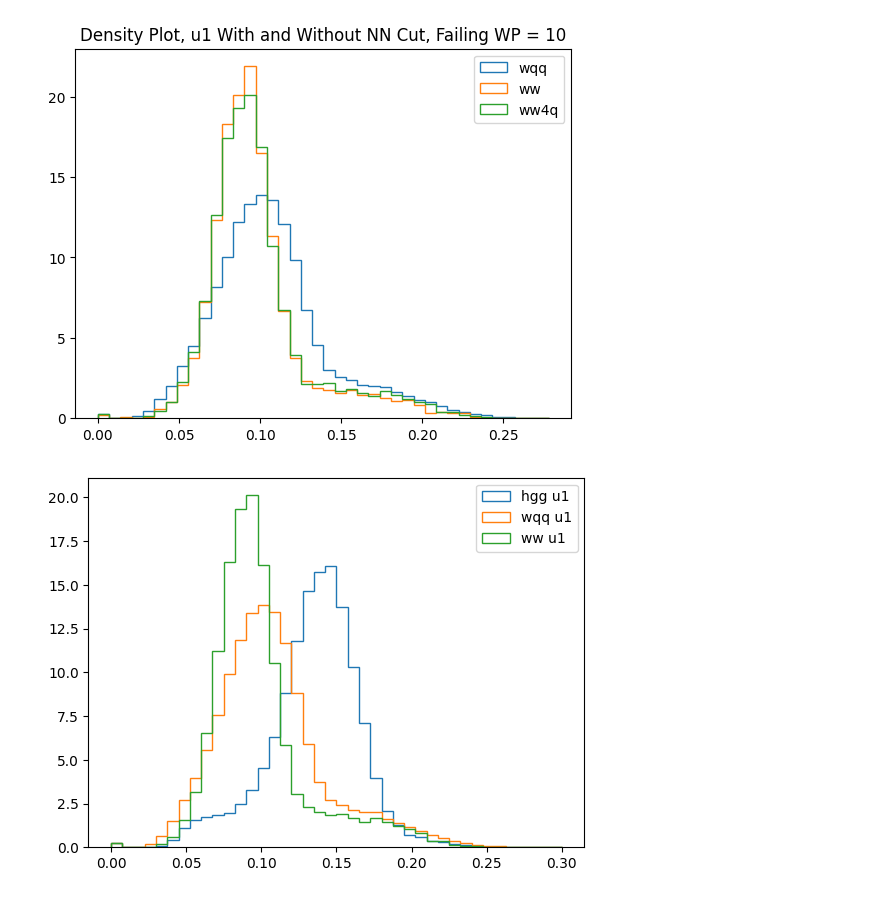
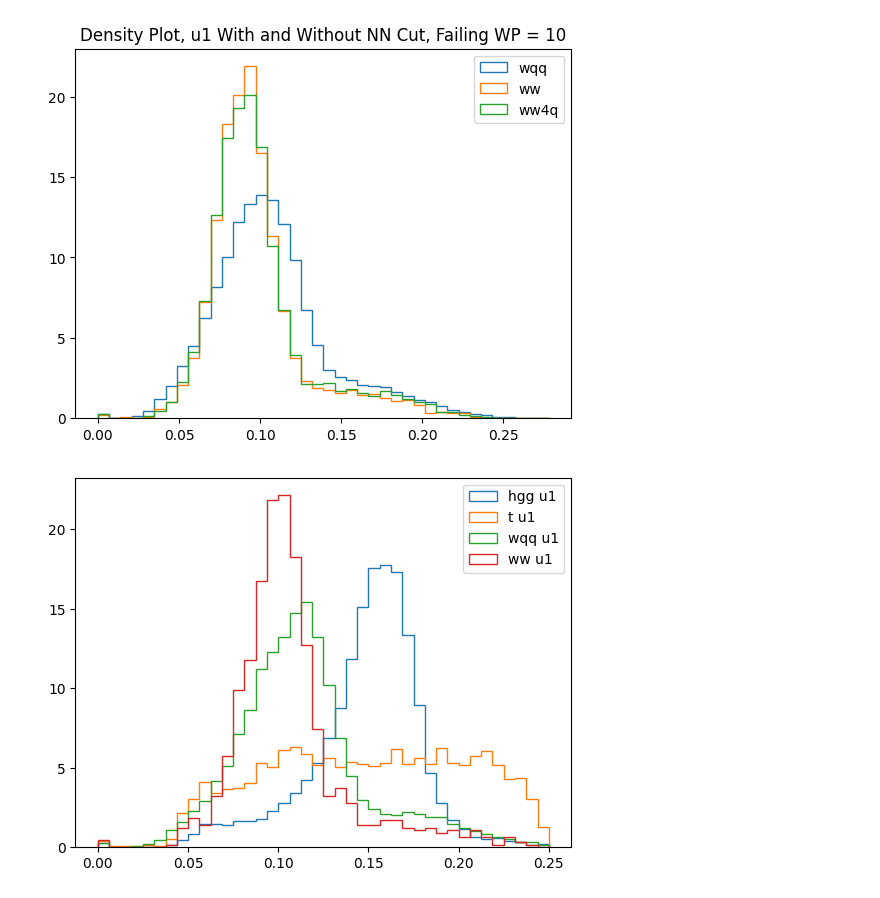
Before and after one commit to cmoore24-24/hgg, a Jupyter notebook: ml/ml_processor_work/hgg_ml_tools.ipynb, the cells around one changed output. Drawn from its saved outputs; the diff is of its cells as text; code cells hidden in the pictures.

```diff
--- a/ml/ml_processor_work/hgg_ml_tools.ipynb
+++ b/ml/ml_processor_work/hgg_ml_tools.ipynb
@@ -292,7 +511,7 @@ for i in bkg_dict:
 # %%
 fail_hists = {}
 for i in bkg_dict:
-    msd_hist = bkg_output_hist(i, scores[i], wp=-1, fail=True)
+    msd_hist = bkg_output_hist(i, scores[i], wp=0, fail=True)
     fail_hists[i] = msd_hist
     # with open(f'output_hists/fail/{use}_vs_{i}_fail_wp_3.pkl', 'wb') as f:
     #     pickle.dump(msd_hist, f)
@@ -313,9 +536,9 @@ with open('event_total.json', 'rb') as f:
 scaleHgg = ((44.99*(xsecs['hgg']*1000)*0.0817)/(event_totals['hgg']))
 sig_fail_hist.view(flow=True)[:] *= scaleHgg
 sig_pass_hist.view(flow=True)[:] *= scaleHgg
-with open(f'output_hists/fail/hgg/{use}_fail_wp_neg1.pkl', 'wb') as f:
+with open(f'output_hists/fail/hgg/{use}_fail_wp_0.pkl', 'wb') as f:
     pickle.dump(sig_fail_hist, f)
-with open(f'output_hists/pass/hgg/{use}_pass_wp_neg1.pkl', 'wb') as f:
+with open(f'output_hists/pass/hgg/{use}_pass_wp_0.pkl', 'wb') as f:
     pickle.dump(sig_pass_hist, f)
 # %%
 del(xsecs['hgg'])
@@ -326,9 +549,9 @@ hbb_fail_hist = fail_hists['hbb']
 hbb_fail_hist.view(flow=True)[:] *= scaleHbb
 hbb_pass_hist = pass_hists['hbb']
 hbb_pass_hist.view(flow=True)[:] *= scaleHbb
-with open(f'output_hists/pass/hgg/hgg_vs_hbb_pass_wp_neg1.pkl', 'wb') as f:
+with open(f'output_hists/pass/hgg/hgg_vs_hbb_pass_wp_0.pkl', 'wb') as f:
     pickle.dump(hbb_pass_hist, f)
-with open(f'output_hists/fail/hgg/hgg_vs_hbb_fail_wp_neg1.pkl', 'wb') as f:
+with open(f'output_hists/fail/hgg/hgg_vs_hbb_fail_wp_0.pkl', 'wb') as f:
     pickle.dump(hbb_fail_hist, f)
 # %%
 del(xsecs['hbb'])
@@ -351,10 +574,10 @@ for i in fail_hists:
     scaled_fail_hists[i] = hist2scale
 # %%
 for i in scaled_pass_hists:
-    with open(f'output_hists/pass/hgg/{use}_vs_{i}_pass_wp_neg1.pkl', 'wb') as f:
+    with open(f'output_hists/pass/hgg/{use}_vs_{i}_pass_wp_0.pkl', 'wb') as f:
         pickle.dump(scaled_pass_hists[i], f)
 for i in scaled_fail_hists:
-    with open(f'output_hists/fail/hgg/{use}_vs_{i}_fail_wp_neg1.pkl', 'wb') as f:
+    with open(f'output_hists/fail/hgg/{use}_vs_{i}_fail_wp_0.pkl', 'wb') as f:
         pickle.dump(scaled_fail_hists[i], f)
 # %%
 fig, ax = plt.subplots()
@@ -493,13 +723,19 @@ var_plotter('wqq', wqq_score, 'ww', ww_score, 'ww4q', ww4q_score, 'u1', True, wp
 # %% [output]
 [figure]
 # %%
-plt.hist(signal['FatJets.u1'], range=(0,0.3), bins=40, density=True, histtype='step',
+myvar = lambda dataset: dataset["FatJets.mass"]**2/dataset["FatJets.pt"]**2
+myvar = lambda dataset: dataset["FatJets.u1"][dataset["FatJets.pt"]<460]
+myrange = (0, 0.25)
+plt.hist(myvar(signal), range=myrange, bins=40, density=True, histtype='step',
          label=f'hgg u1')
-plt.hist(bkg_dict['wqq']['FatJets.u1'], range=(0,0.3), bins=40, density=True, histtype='step',
+plt.hist(myvar(bkg_dict['singletop']), range=myrange, bins=40, density=True, histtype='step',
+         label=f't u1')
+plt.hist(myvar(bkg_dict['wqq']), range=myrange, bins=40, density=True, histtype='step',
          label=f'wqq u1')
-plt.hist(bkg_dict['ww4q']['FatJets.u1'], range=(0,0.3), bins=40, density=True, histtype='step',
+plt.hist(myvar(bkg_dict['ww']), range=myrange, bins=40, density=True, histtype='step',
          label=f'ww u1')
 plt.legend()
+#plt.yscale("log")
 plt.show()
 # %% [output]
-[figure, old version]
+[figure, new version]
```
Also changed, not shown: parts of 38 cells of this notebook, 7 other files.
